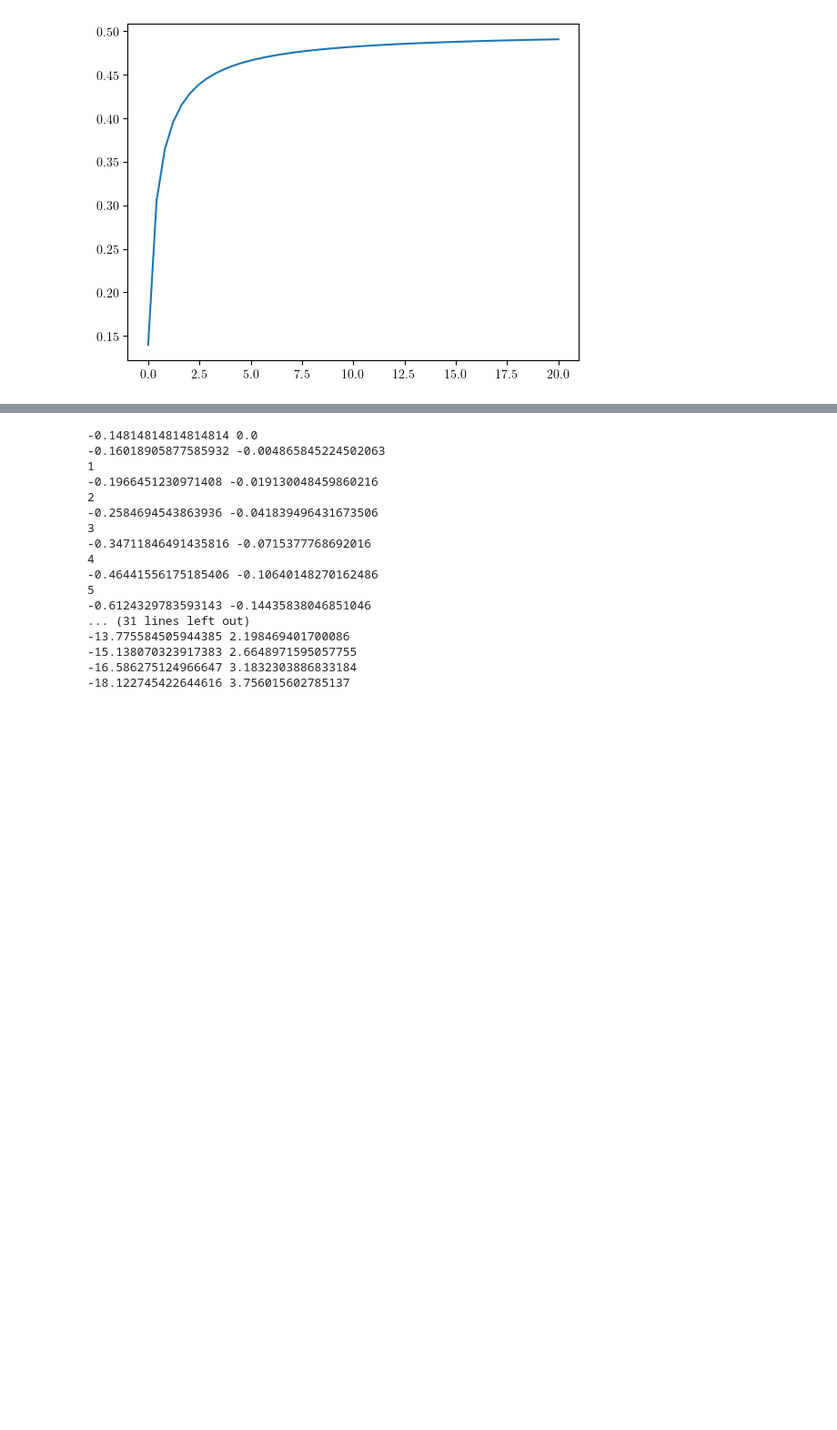
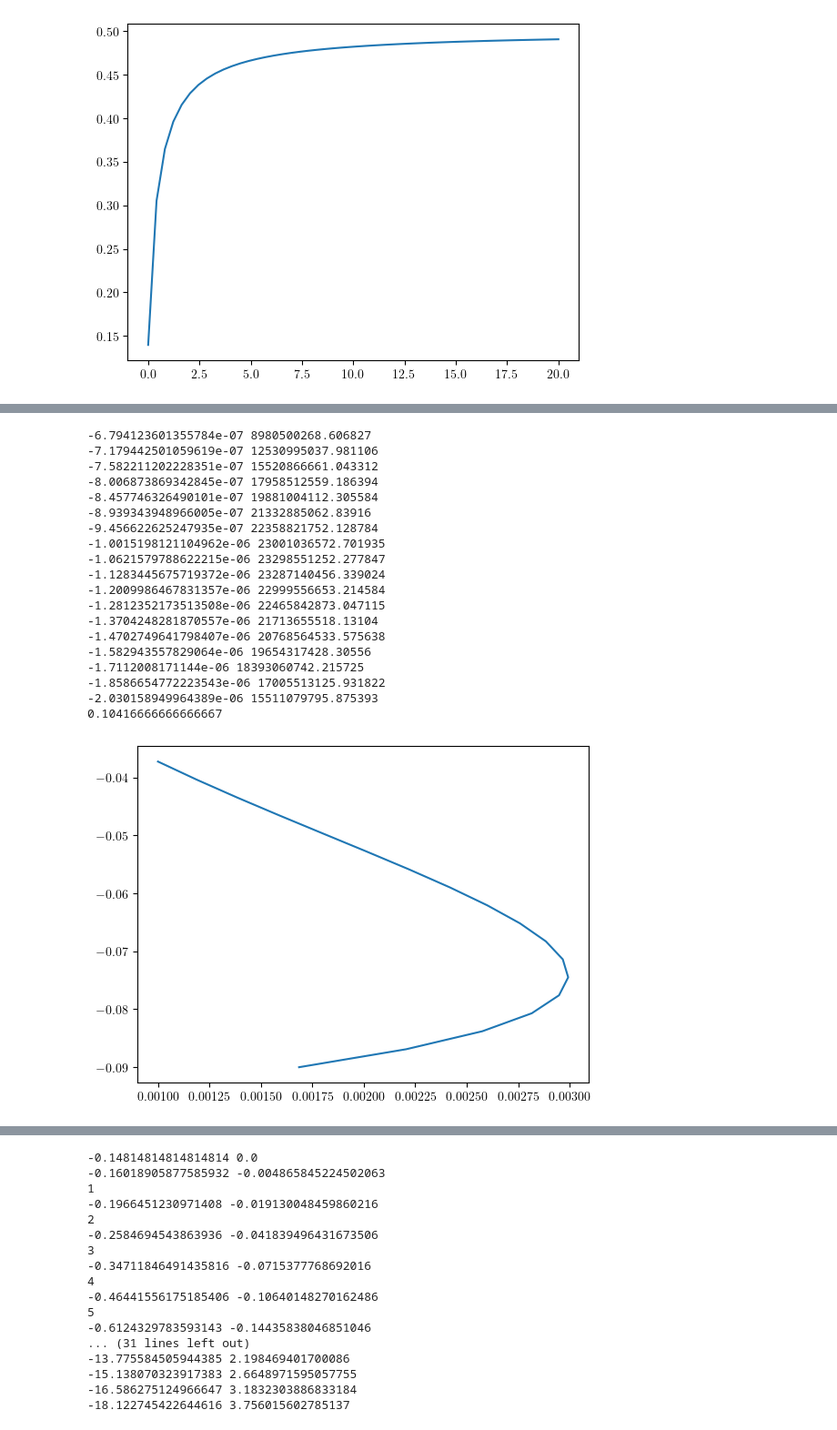
Before and after one commit to ChriGomm/Bachelor_sympy, a Jupyter notebook: fixp_alal.ipynb, the cells around one changed output, grey strips where cells are left out. Shown: that part at 91% size. Drawn from its saved outputs; the diff is of its cells as text; code cells hidden in the pictures; blank space fills up the shorter version.

```diff
--- a/fixp_alal.ipynb
+++ b/fixp_alal.ipynb
@@ -419,3 +562,62 @@ plt.show()
+# %%
+# plt.figure()
+# A = np.stack((np.linspace(-1/8,0-1/1000,100),np.linspace(-1/8,0,100)),axis=1)
+# k_test = np.zeros_like(A[:,0])
+# G = np.linspace(0.2,1.3,5)
+# l = G.shape[0]
+# for j in range(l):
+#     Gam = G[j]
+#     sgam = 0.2*Gam
+#     for i in range(A.shape[0]//2):
+#         k_test[i]= kappa_np(A[i,0],Gam,sgam,-1)
+#     plt.plot(A[:,0],np.sqrt(-k_test**2*A[:,0]/2))
+
+# for Gam in G:
+#     plt.hlines(Gam,A[0,0],A[-1,0])
+# plt.legend(['1','2','3','4','5'])
+# plt.show()
+x = np.linspace(0,200)
+Gam =0.7
+sgam = 0.2*Gam
+def w_inv(x,a,Gamma,gamma):
+    k = kappa_np(a,Gamma,gamma,-1)
+    s2= np.sqrt(2)
+    return -2/27-(2*gamma+k/s2)/3*Gamma*x**2+2/27*(1-3*(2*Gamma**2/k**2+a)*x**2)**(3/2)
+A = np.linspace(-0.09,0-1/10**5,30)[:18]
+root = np.zeros_like(A)
+for i in range(A.shape[0]):
+    a= A[i]
+    # print(kappa_np(a,Gam,sgam,-1))
+    # print(2*Gam**2/kappa_np(a,Gam,sgam,-1)**2+a)
+    print(w_inv(0.001,a,Gam,sgam),w_inv(20000,a,Gam,sgam))
+    r = root_scalar(w_inv,args=(a,Gam,sgam),method='brentq',bracket=(0.001,20000))
+    root[i] = r.root
+print(1/8/(1+sgam/Gam))
+plt.figure()
+plt.plot(1/root,A)
+# plt.plot(x,w_inv(x,A[0],))
+plt.show()
+# %% [output]
+-6.794123601355784e-07 8980500268.606827
+-7.179442501059619e-07 12530995037.981106
+-7.582211202228351e-07 15520866661.043312
+-8.006873869342845e-07 17958512559.186394
+-8.457746326490101e-07 19881004112.305584
+-8.939343948966005e-07 21332885062.83916
+-9.456622625247935e-07 22358821752.128784
+-1.0015198121104962e-06 23001036572.701935
+-1.0621579788622215e-06 23298551252.277847
+-1.1283445675719372e-06 23287140456.339024
+-1.2009986467831357e-06 22999556653.214584
+-1.2812352173513508e-06 22465842873.047115
+-1.3704248281870557e-06 21713655518.13104
+-1.4702749641798407e-06 20768564533.575638
+-1.582943557829064e-06 19654317428.30556
+-1.7112008171144e-06 18393060742.215725
+-1.8586654772223543e-06 17005513125.931822
+-2.030158949964389e-06 15511079795.875393
+0.10416666666666667
+[figure, added]
 # %%
 fig, ax = plt.subplots(1,1)
 
```
Also changed, not shown: parts of 4 cells of this notebook.
